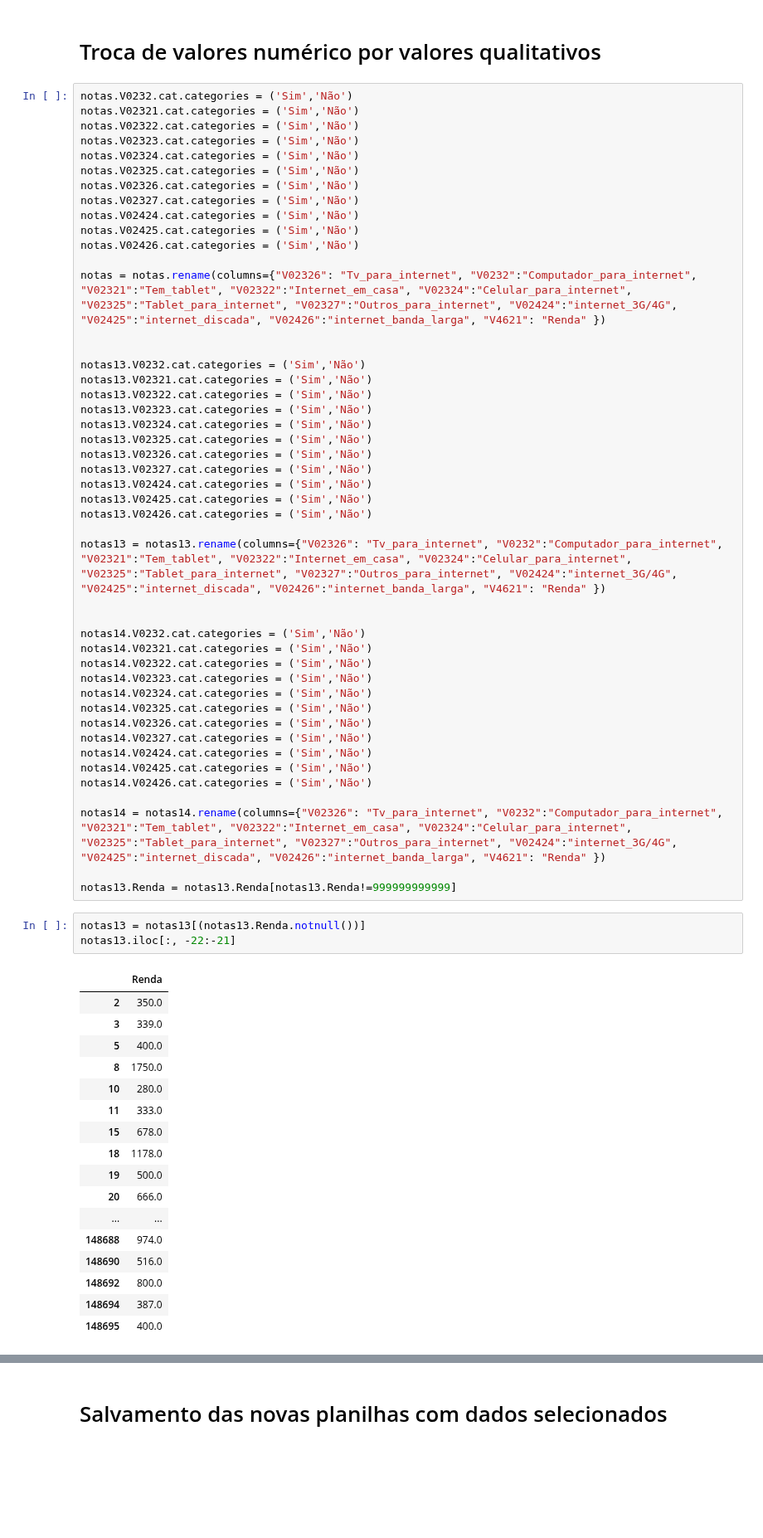
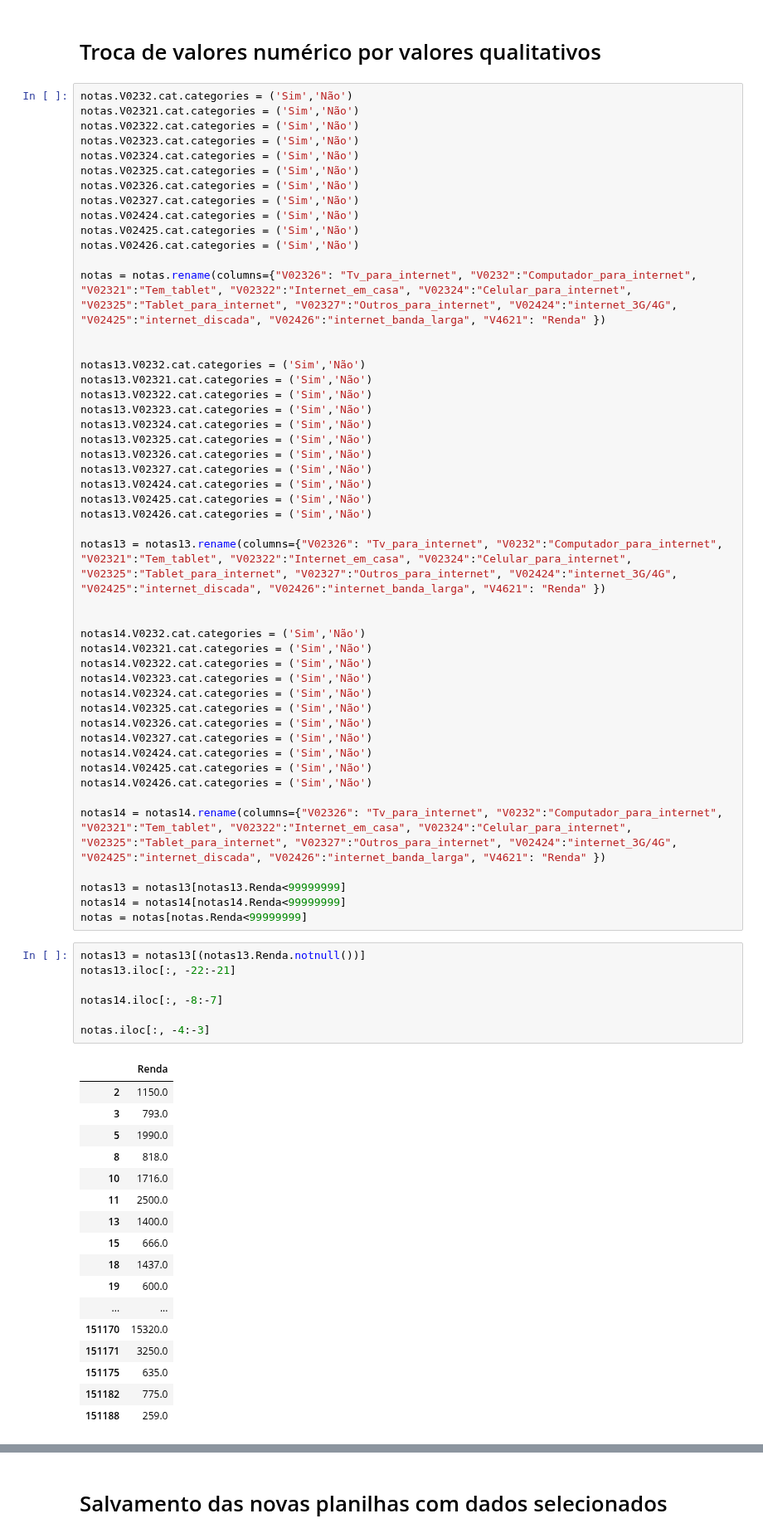
Before and after one commit to vinihsu/Ci-ncia-dos-Dados, a Jupyter notebook: Projeto 1.ipynb, the cells around one changed output, grey strips where cells are left out. Shown at 83% size. Drawn from its saved outputs; the diff is of its cells as text; blank space fills up the shorter version.

```diff
--- a/Projeto 1.ipynb
+++ b/Projeto 1.ipynb
@@ -193,25 +193,31 @@ notas14.V02426.cat.categories = ('Sim','Não')
 
 notas14 = notas14.rename(columns={"V02326": "Tv_para_internet", "V0232":"Computador_para_internet", "V02321":"Tem_tablet", "V02322":"Internet_em_casa", "V02324":"Celular_para_internet", "V02325":"Tablet_para_internet", "V02327":"Outros_para_internet", "V02424":"internet_3G/4G", "V02425":"internet_discada", "V02426":"internet_banda_larga", "V4621": "Renda" })
 
-notas13.Renda = notas13.Renda[notas13.Renda!=999999999999]
+notas13 = notas13[notas13.Renda<99999999]
+notas14 = notas14[notas14.Renda<99999999]
+notas = notas[notas.Renda<99999999]
 # %%
 notas13 = notas13[(notas13.Renda.notnull())]
 notas13.iloc[:, -22:-21]
+
+notas14.iloc[:, -8:-7]
+
+notas.iloc[:, -4:-3]
 # %% [output]
 |  | Renda |
-| 2 | 350.0 |
-| 3 | 339.0 |
-| 5 | 400.0 |
-| 8 | 1750.0 |
-| 10 | 280.0 |
-| 11 | 333.0 |
-| 15 | 678.0 |
-| 18 | 1178.0 |
-| 19 | 500.0 |
-| 20 | 666.0 |
+| 2 | 1150.0 |
+| 3 | 793.0 |
+| 5 | 1990.0 |
+| 8 | 818.0 |
+| 10 | 1716.0 |
+| 11 | 2500.0 |
+| 13 | 1400.0 |
+| 15 | 666.0 |
+| 18 | 1437.0 |
+| 19 | 600.0 |
 | ... | ... |
-| 148688 | 974.0 |
-| 148690 | 516.0 |
-| 148692 | 800.0 |
-| 148694 | 387.0 |
-| 148695 | 400.0 |
+| 151170 | 15320.0 |
+| 151171 | 3250.0 |
+| 151175 | 635.0 |
+| 151182 | 775.0 |
+| 151188 | 259.0 |
```
Also changed, not shown: parts of 15 cells of this notebook.
